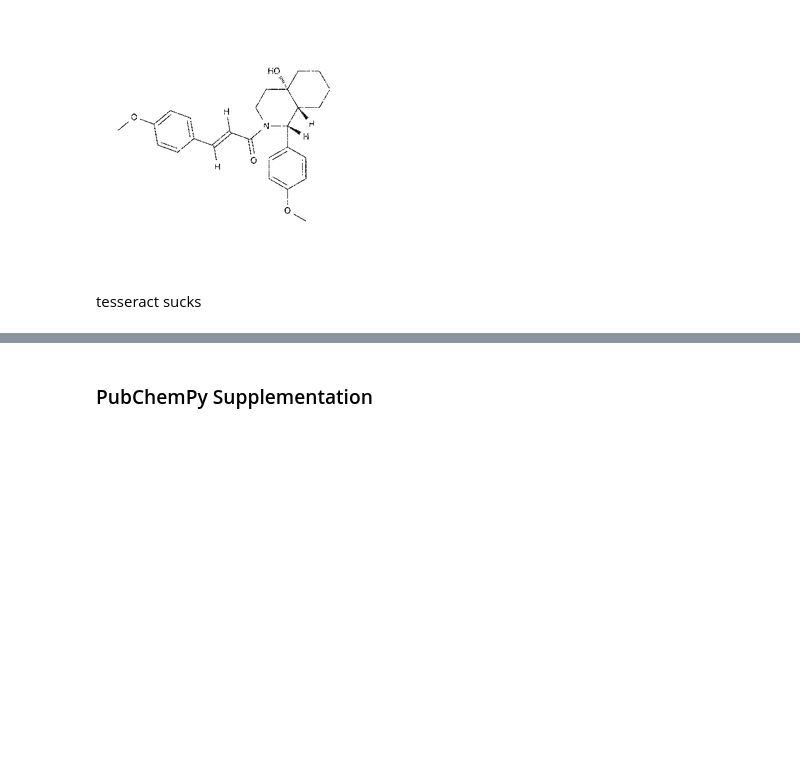
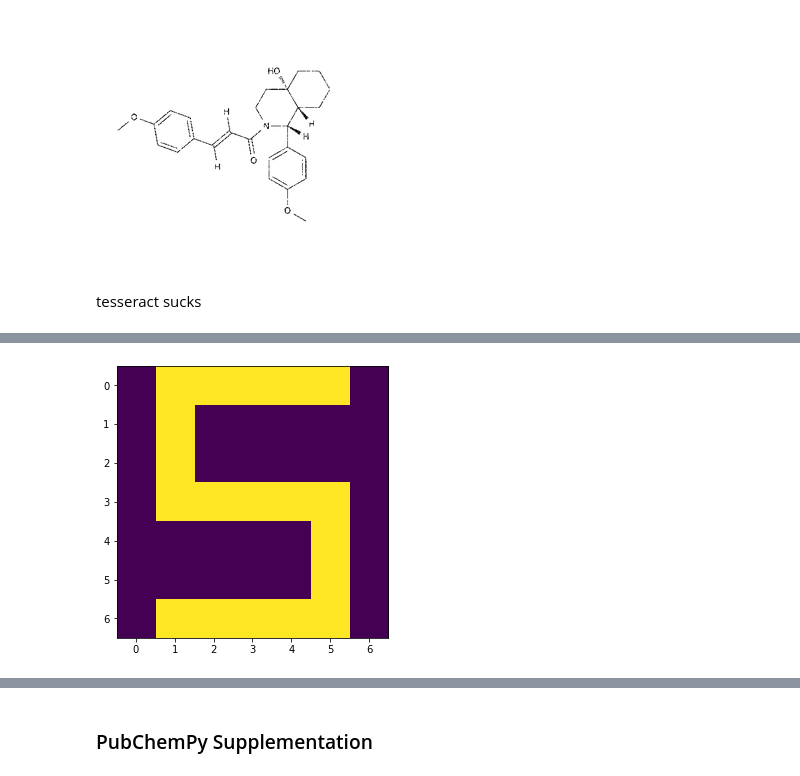
Before and after one commit to wesleyktatum/bms_kaggle, a Jupyter notebook: ipynb/od_exploration.ipynb, the cells around one changed output, grey strips where cells are left out. Cells and saved outputs as stored; diff of their text form; code cells hidden in the pictures; blank space fills up the shorter version.

```diff
--- a/ipynb/od_exploration.ipynb
+++ b/ipynb/od_exploration.ipynb
@@ -271,0 +311,12 @@ tesseract sucks
+# %%
+s_kernel = np.zeros((7, 7))
+s_kernel[0,1:6] = [1,1,1,1,1]
+s_kernel[1:4,1] = [1,1,1]
+s_kernel[3,2:6] = [1,1,1,1]
+s_kernel[4:6,5] = [1,1]
+s_kernel[6,1:6] = [1,1,1,1,1]
+fig = plt.figure(figsize=(5,5))
+plt.imshow(s_kernel)
+plt.show()
+# %% [output]
+[figure, added]
```
Also changed, not shown: parts of 32 cells of this notebook, 7 other files.
